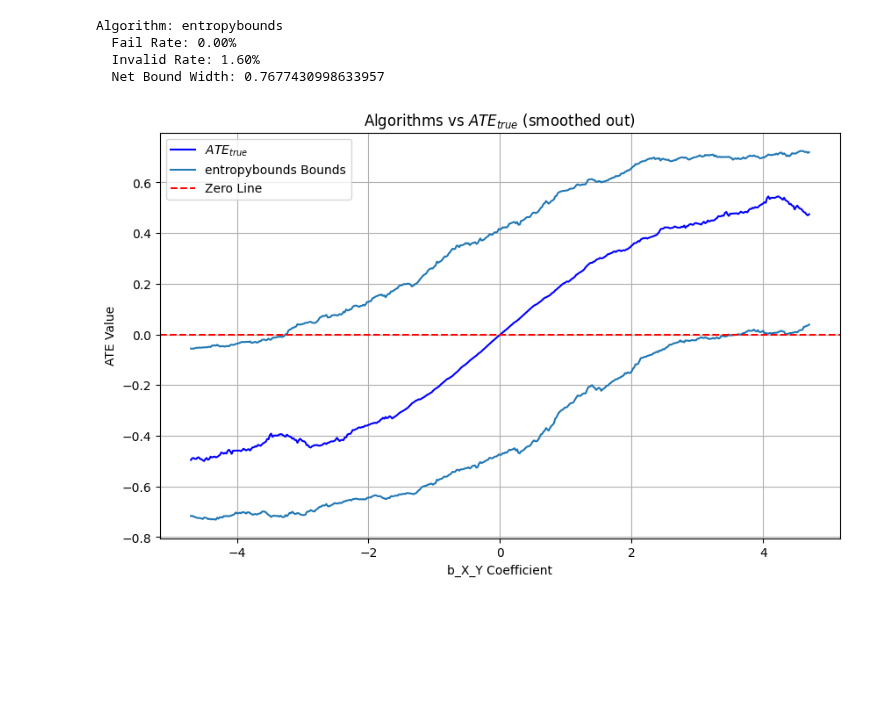
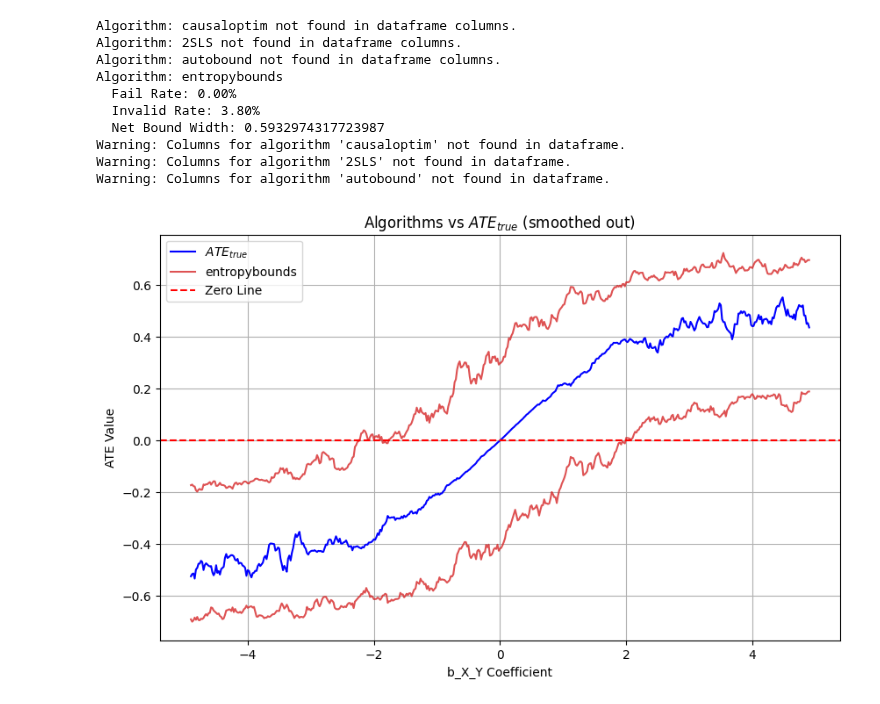
Before and after one commit to tmaringgele/causal-bounds, a Jupyter notebook: simulation_engine/test.ipynb, the cells around one changed output. Saved outputs shown, nothing was run; the diff lists cells and outputs as text; code cells hidden in the pictures; blank space fills up the shorter version.

Commit message:
test entropybounds with new data

```diff
--- a/simulation_engine/test.ipynb
+++ b/simulation_engine/test.ipynb
@@ -25,9 +22,7 @@ The autoreload extension is already loaded. To reload it, use:
 # %%
-data = BinaryIV.generate_data_rolling_ate(N_simulations=10)
+data = BinaryIV.generate_data_rolling_ate(N_simulations=2000)
 
-# importr inside loop
-#N = 10 -> 17s
-#N = 50 -> 1m22s (outside: 18s)
+binaryIV.data['entropy_U'].describe()
 # %%
 binaryIV = BinaryIV('IV Dag', data)
 
@@ -38,14 +64,20 @@ binaryIV.bound_ate_entropy(entr=0.20)
 # %%
 binaryIV.data
-algorithms = ['entropybounds']
+algorithms = ['causaloptim', '2SLS', 'autobound', 'entropybounds']
 PlottingUtil.print_bound_statistics(binaryIV.data, algorithms)
-PlottingUtil.plot_smoothed_ate_vs_bounds(binaryIV.data, algorithms, 30)
+PlottingUtil.plot_smoothed_ate_vs_bounds(binaryIV.data, algorithms, 10)
 # %% [output]
+Algorithm: causaloptim not found in dataframe columns.
+Algorithm: 2SLS not found in dataframe columns.
+Algorithm: autobound not found in dataframe columns.
 Algorithm: entropybounds
   Fail Rate: 0.00%
-  Invalid Rate: 1.60%
-  Net Bound Width: 0.7677430998633957
+  Invalid Rate: 3.80%
+  Net Bound Width: 0.5932974317723987
+Warning: Columns for algorithm 'causaloptim' not found in dataframe.
+Warning: Columns for algorithm '2SLS' not found in dataframe.
+Warning: Columns for algorithm 'autobound' not found in dataframe.
-[figure, old version]
+[figure, new version]
 # %%
 invalids = binaryIV.data[binaryIV.data['causaloptim_bound_valid'] == False]
 invalids.mean(numeric_only=True)
```
Also changed, not shown: parts of 4 cells of this notebook, 4 other files.
